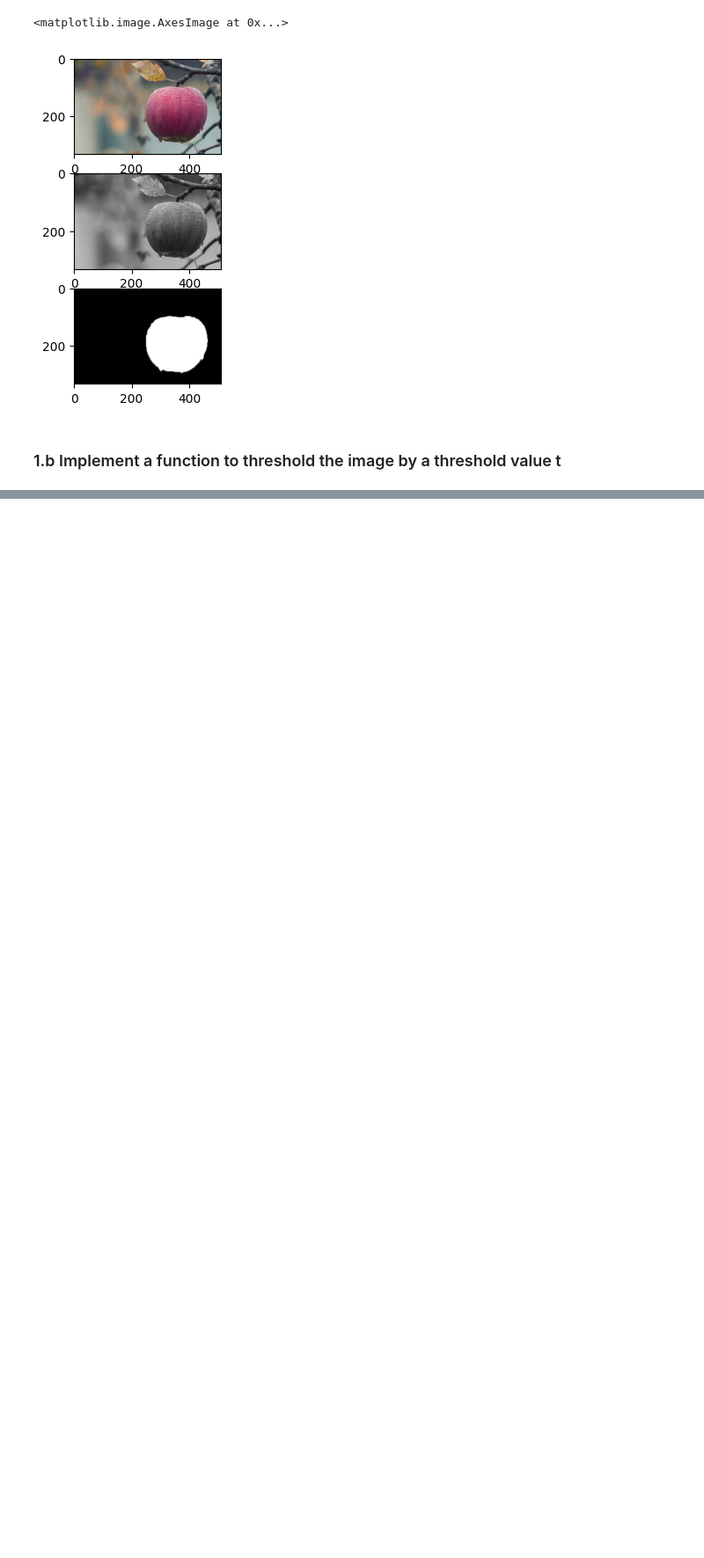
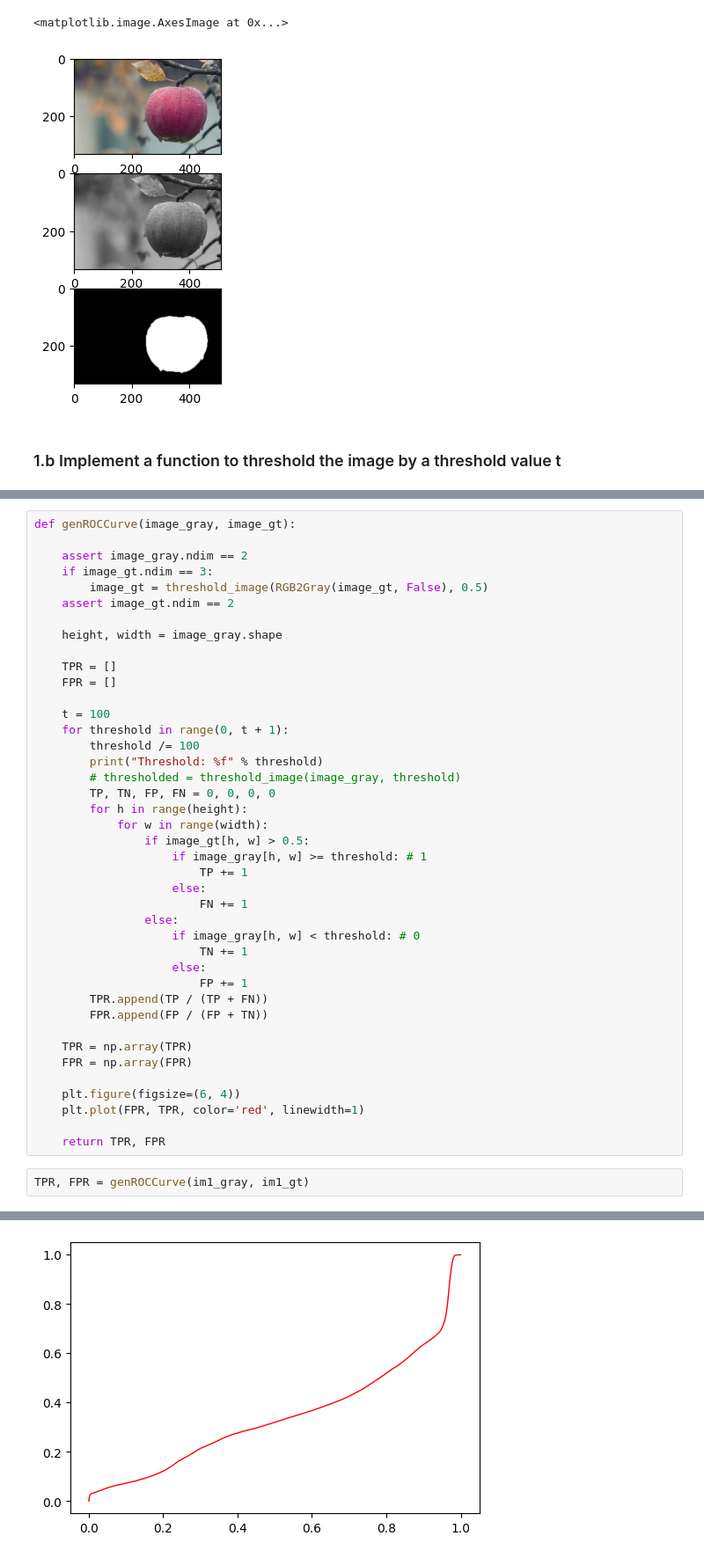
Before and after one commit to lucieniii/UCL-IP-2022, a Jupyter notebook: Practical1/Practicial1.ipynb, the cells around one changed output, grey strips where cells are left out. Shown at 88% size. Drawn from its saved outputs; the diff is of its cells as text; blank space fills up the shorter version.

```diff
--- a/Practical1/Practicial1.ipynb
+++ b/Practical1/Practicial1.ipynb
@@ -46,0 +54,44 @@ plt.imshow(threshold_image(im1_gray, 0.5), cmap='gray')
+# %%
+def genROCCurve(image_gray, image_gt):
+
+    assert image_gray.ndim == 2
+    if image_gt.ndim == 3:
+        image_gt = threshold_image(RGB2Gray(image_gt, False), 0.5)
+    assert image_gt.ndim == 2
+
+    height, width = image_gray.shape
+
+    TPR = []
+    FPR = []
+
+    t = 100
+    for threshold in range(0, t + 1):
+        threshold /= 100
+        print("Threshold: %f" % threshold)
+        # thresholded = threshold_image(image_gray, threshold)
+        TP, TN, FP, FN = 0, 0, 0, 0
+        for h in range(height):
+            for w in range(width):
+                if image_gt[h, w] > 0.5:
+                    if image_gray[h, w] >= threshold: # 1
+                        TP += 1
+                    else:
+                        FN += 1
+                else:
+                    if image_gray[h, w] < threshold: # 0
+                        TN += 1
+                    else:
+                        FP += 1
+        TPR.append(TP / (TP + FN))
+        FPR.append(FP / (FP + TN))
+
+    TPR = np.array(TPR)
+    FPR = np.array(FPR)
+
+    plt.figure(figsize=(6, 4))
+    plt.plot(FPR, TPR, color='red', linewidth=1)
+
+    return TPR, FPR
+# %%
+TPR, FPR = genROCCurve(im1_gray, im1_gt)
+# %% [output]
@@ -46,0 +115 @@ plt.imshow(threshold_image(im1_gray, 0.5), cmap='gray')
+[figure, added]
```
Also changed, not shown: parts of 25 cells of this notebook.
